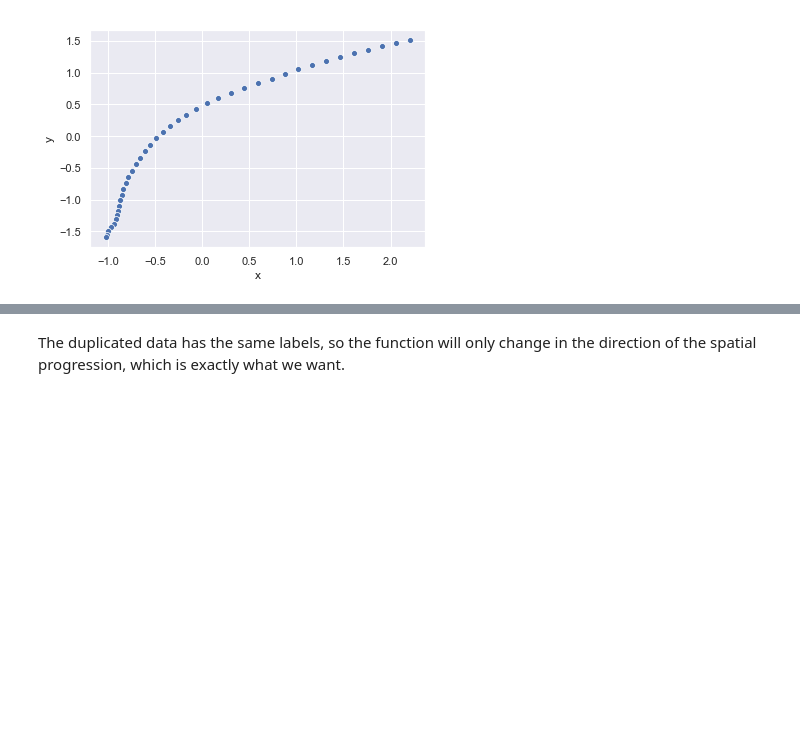
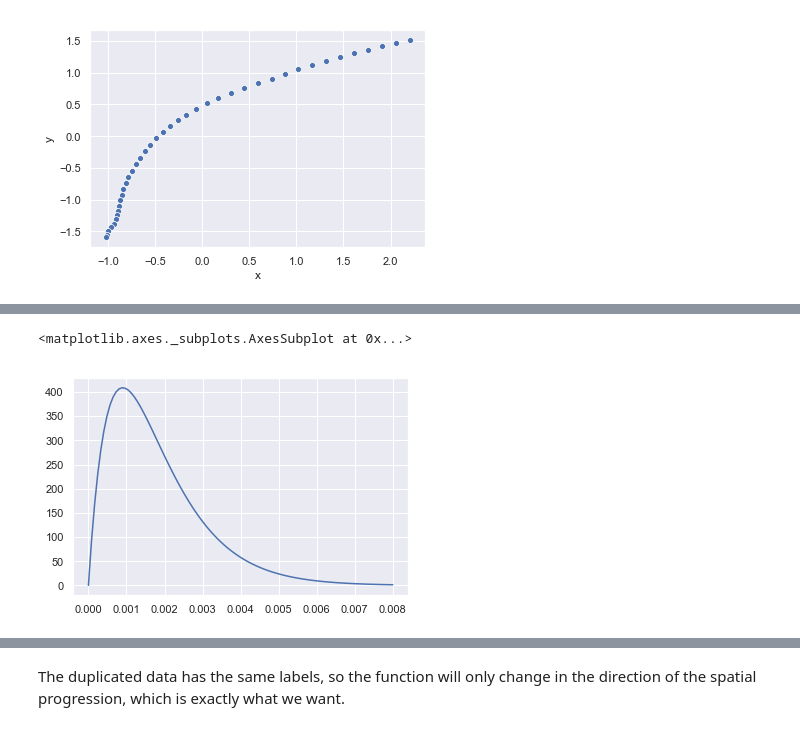
Before and after one commit to M20190649/TDDE19-bus-arrival-time, a Jupyter notebook: GP/Arrival Time Prediction 3 - Synchronisation.ipynb, the cells around one changed output, grey strips where cells are left out. Drawn from its saved outputs; the diff is of its cells as text; code cells hidden in the pictures; blank space fills up the shorter version.

```diff
--- a/GP/Arrival Time Prediction 3 - Synchronisation.ipynb
+++ b/GP/Arrival Time Prediction 3 - Synchronisation.ipynb
@@ -119,0 +104,9 @@ After trying this out it was apparent that the sigma was way to small, and that
+# %%
+xmin = 0
+xmax = 0.008
+xx = np.linspace(xmin, xmax, 100)[:,None]
+y = stats.gamma.pdf(xx, a=2, scale=0.0009)
+sns.lineplot(x = xx[:,0], y = y[:,0])
+# %% [output]
+<matplotlib.axes._subplots.AxesSubplot at 0x...>
+[figure, added]
```
Also changed, not shown: parts of 35 cells of this notebook, 1 other file.
